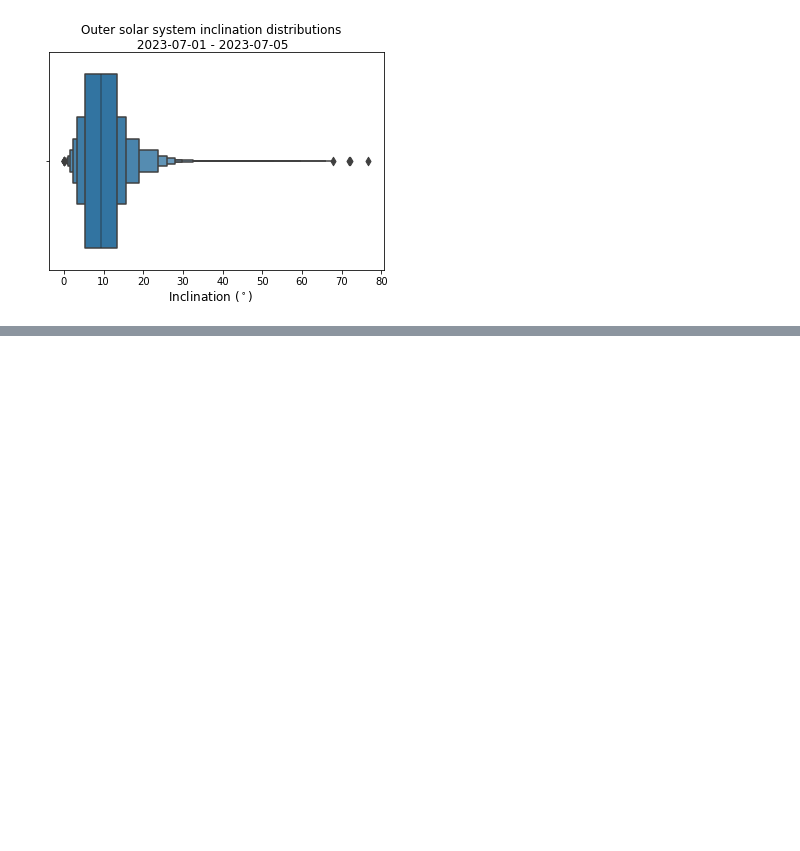
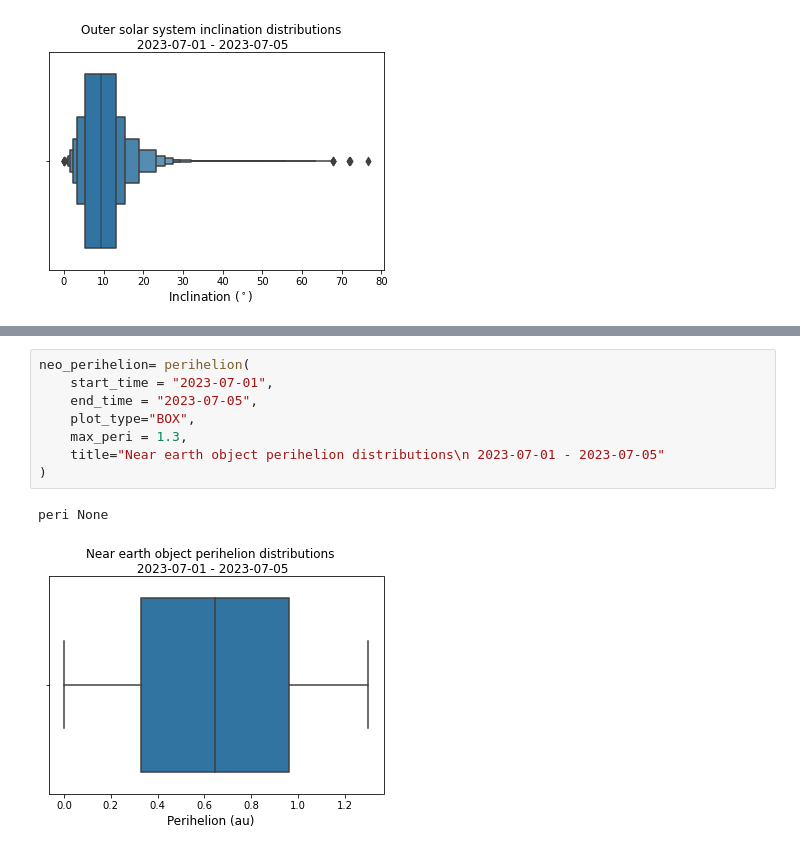
Before and after one commit to QUB-Planet-Lab/LSST_Solar_System_Plotting_Tools, a Jupyter notebook: PlottingTools/Tutorial/examples.ipynb, the cells around one changed output, grey strips where cells are left out. Saved outputs shown, nothing was run; the diff lists cells and outputs as text; blank space fills up the shorter version.

```diff
--- a/PlottingTools/Tutorial/examples.ipynb
+++ b/PlottingTools/Tutorial/examples.ipynb
@@ -108,0 +132,11 @@ example_4 = inclination(
+# %%
+neo_perihelion= perihelion(
+    start_time = "2023-07-01",
+    end_time = "2023-07-05",
+    plot_type="BOX",
+    max_peri = 1.3,
+    title="Near earth object perihelion distributions\n 2023-07-01 - 2023-07-05"
+)
+# %% [output]
+peri None
+[figure, added]
```
Also changed, not shown: parts of 19 cells of this notebook.
